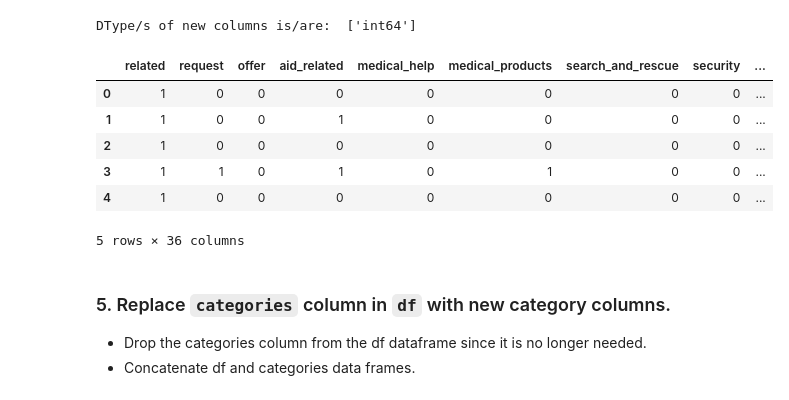
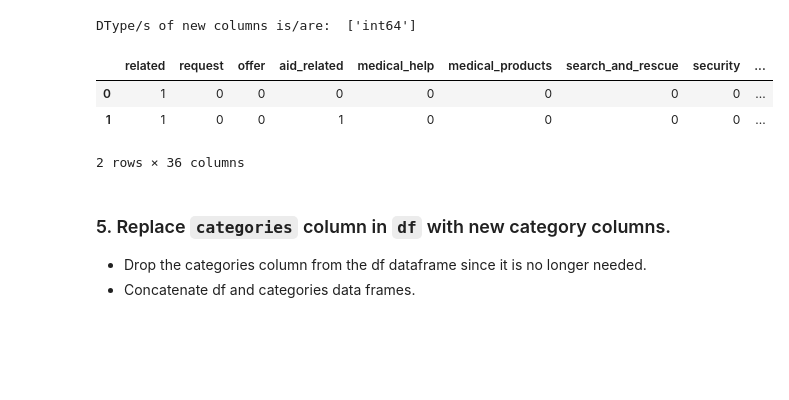
Before and after one commit to bwenner/DisasterResponsePipeline, a Jupyter notebook: ETL Pipeline Preparation.ipynb, the cells around one changed output. Drawn from its saved outputs; the diff is of its cells as text; code cells hidden in the pictures; blank space fills up the shorter version.

```diff
--- a/ETL Pipeline Preparation.ipynb
+++ b/ETL Pipeline Preparation.ipynb
@@ -46,11 +107,7 @@ categories.head()
 - Assign this combined dataset to `df`, which will be cleaned in the following steps
 # %%
 # merge datasets
-df = messages.merge(
-    categories,
-    how = 'inner',
-    on = 'id'
-)
+df = dsh.QuickMerge(messages, categories)
 
-df.head()
+dsh.DfTailHead(df, 4)
 # %% [output]
@@ -69,8 +151,8 @@ df.head()
 uniqueCategories = dsh.GetUniqueValuesListFromColumn(
     df,
     'categories',
+    clean = {'' : ['-1', '-0'] },
     splitby = ';',
-    clean = {'' : ['-1', '-0'] }
 )
 # %% [output]
 -------------------- Start cleaning values in columns: --------------------
@@ -121,2 +175,0 @@ So either it's kind of weight or incorrect value. I assume weight. I would assum
-# %%
-uniqueCategories.remove(uniqueCategories[len(uniqueCategories) - 1])
@@ -143,3 +185,5 @@ uniqueCategories
+# %%
+uniqueCategories.remove('related-2')
 # %%
 ser = categories['categories']
 
@@ -182,15 +233,12 @@ print('DType/s of new columns is/are: ', typelist)
 # %% [output]
 DType/s of new columns is/are:  ['int64']
 # %%
-categories.head()
+categories.head(n = 2)
 # %% [output]
 |  | related | request | offer | aid_related | medical_help | medical_products | search_and_rescue | security | ... |
 | 0 | 1 | 0 | 0 | 0 | 0 | 0 | 0 | 0 | ... |
 | 1 | 1 | 0 | 0 | 1 | 0 | 0 | 0 | 0 | ... |
-| 2 | 1 | 0 | 0 | 0 | 0 | 0 | 0 | 0 | ... |
-| 3 | 1 | 1 | 0 | 1 | 0 | 1 | 0 | 0 | ... |
-| 4 | 1 | 0 | 0 | 0 | 0 | 0 | 0 | 0 | ... |
-5 rows × 36 columns
+2 rows × 36 columns
 # %% [markdown]
 ### 5. Replace `categories` column in `df` with new category columns.
 - Drop the categories column from the df dataframe since it is no longer needed.
```
Also changed, not shown: parts of 42 cells of this notebook, 4 other files.
